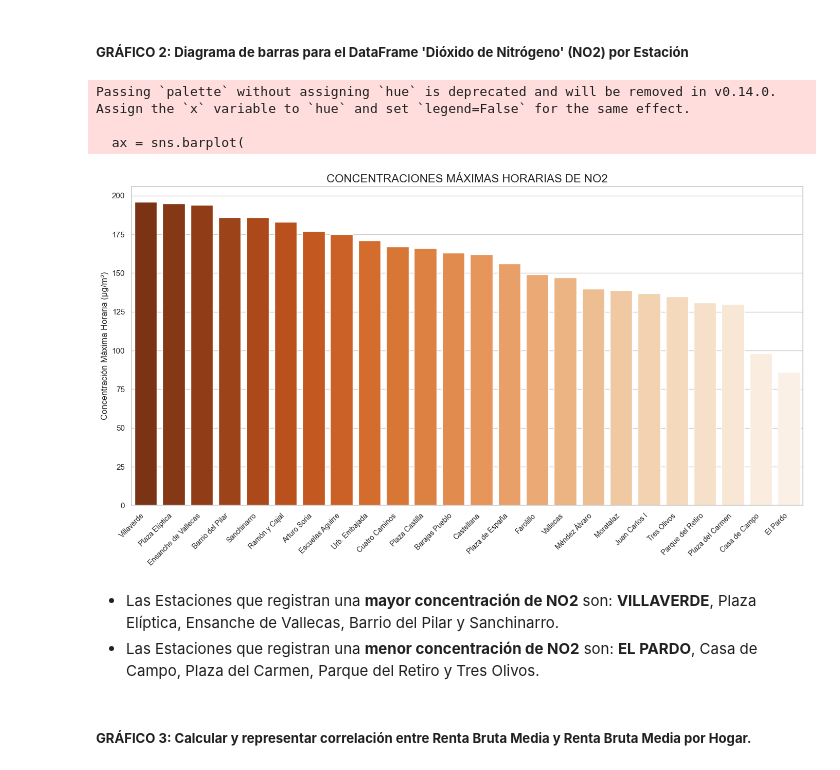
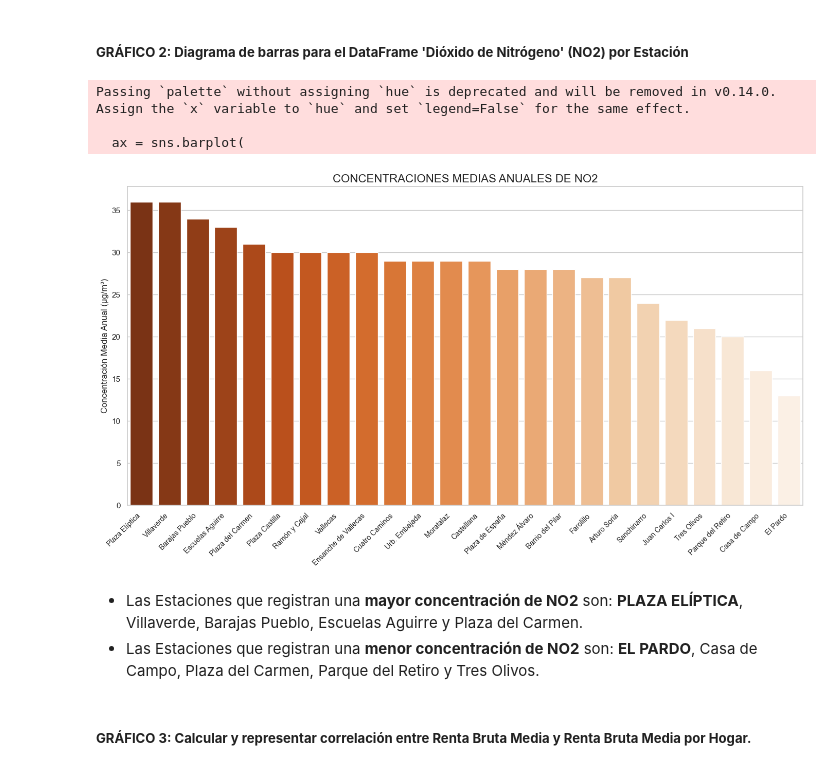
Before and after one commit to XileFrost/EDA_AireRentaMadrid, a Jupyter notebook: FelixdeMolina_EDA-Aire_Madrid.ipynb, the cells around one changed output. Drawn from its saved outputs; the diff is of its cells as text; code cells hidden in the pictures.

```diff
--- a/FelixdeMolina_EDA-Aire_Madrid.ipynb
+++ b/FelixdeMolina_EDA-Aire_Madrid.ipynb
@@ -156,6 +156,5 @@ En tan sólo un vistazo veo que en los dos primeros dataframes sólo hay una col
 # Convierto a mayúsculas los títulos de las columnas y suprimo tildes.
 df_dataset2.columns = df_dataset2.columns.str.upper()
 df_dataset2.columns = df_dataset2.columns.str.replace('ESTACIÓN','ESTACION')
-df_dataset2.columns = df_dataset2.columns.str.replace('CONCENTRACIONES MÁXIMAS HORARIAS', 'CONCENTRACIONES MAXIMAS HORARIAS')
 df_dataset2
 # %% [output]
@@ -237,7 +236,7 @@ df_aire
 | 22 | Zona 05 (Suroeste) | Plaza Elíptica | 28079056 | Plaza Elíptica - Avda. Oporto | Urbana tráfico | Dióxido de nitrógeno | 195 | 36 |
 | 23 | Zona 05 (Suroeste) | Villaverde | 28079017 | C/ Juan Peñalver | Urbana fondo | Dióxido de nitrógeno | 196 | 36 |
 # %%
-# Me quedo sólo con las columnas 'ESTACION', 'CONCENTRACIONES MAXIMAS HORARIAS' y 'CONCENTRACIONES MEDIAS ANUALES'.
-df_no2 = df_aire[['ESTACION', 'CONCENTRACIONES MAXIMAS HORARIAS']]
+# Me quedo sólo con las columnas 'ESTACION' y 'CONCENTRACIONES MEDIAS ANUALES'.
+df_no2 = df_aire[['ESTACION', 'CONCENTRACIONES MEDIAS ANUALES']]
 df_no2
 # %% [output]
@@ -1068,36 +1067,36 @@ Viendo esta tabla se aprecia que existe al menos una Estación de Medición del
 # %% [markdown]
 ##### **GRÁFICO 2: Diagrama de barras para el DataFrame 'Dióxido de Nitrógeno' (NO2) por Estación** <br>
 # %%
-# Ordeno el DataFrame por 'CONCENTRACIONES MAXIMAS HORARIAS' en orden descendente
-df_no2_sorted = df_no2.sort_values(by="CONCENTRACIONES MAXIMAS HORARIAS", ascending=False)
+# Ordeno el DataFrame por 'CONCENTRACIONES MEDIAS ANUALES' en orden descendente
+df_no2_sorted = df_no2.sort_values(by="CONCENTRACIONES MEDIAS ANUALES", ascending=False)
 
 # Configuro el gráfico
 plt.figure(figsize=(14, 8))
 sns.set_theme(style="whitegrid")
 
 # Creo el gráfico de barras con Seaborn
 ax = sns.barplot(
     data=df_no2_sorted,
     x="ESTACION",
-    y="CONCENTRACIONES MAXIMAS HORARIAS",
+    y="CONCENTRACIONES MEDIAS ANUALES",
     palette="Oranges_r"
 )
 
 # Añado etiquetas y título
-ax.set_title("CONCENTRACIONES MÁXIMAS HORARIAS DE NO2", fontsize=16)
+ax.set_title("CONCENTRACIONES MEDIAS ANUALES DE NO2", fontsize=16)
 ax.set_xlabel("")
-ax.set_ylabel("Concentración Máxima Horaria (µg/m³)", fontsize=12)
+ax.set_ylabel("Concentración Media Anual (µg/m³)", fontsize=12)
 ax.set_xticklabels(ax.get_xticklabels(), rotation=45, fontsize=10, ha='right')
 
 plt.tight_layout()
 plt.show()
 # %% [output]
 Passing `palette` without assigning `hue` is deprecated and will be removed in v0.14.0. Assign the `x` variable to `hue` and set `legend=False` for the same effect.
 
   ax = sns.barplot(
-[figure, old version]
+[figure, new version]
 # %% [markdown]
-- Las Estaciones que registran una **mayor concentración de NO2** son: **VILLAVERDE**, Plaza Elíptica, Ensanche de Vallecas, Barrio del Pilar y Sanchinarro.
+- Las Estaciones que registran una **mayor concentración de NO2** son: **PLAZA ELÍPTICA**, Villaverde, Barajas Pueblo, Escuelas Aguirre y Plaza del Carmen.
 - Las Estaciones que registran una **menor concentración de NO2** son: **EL PARDO**, Casa de Campo, Plaza del Carmen, Parque del Retiro y Tres Olivos.
 # %% [markdown]
 ##### **GRÁFICO 3: Calcular y representar correlación entre Renta Bruta Media y Renta Bruta Media por Hogar.** <br>
```
Also changed, not shown: parts of 15 cells of this notebook.
